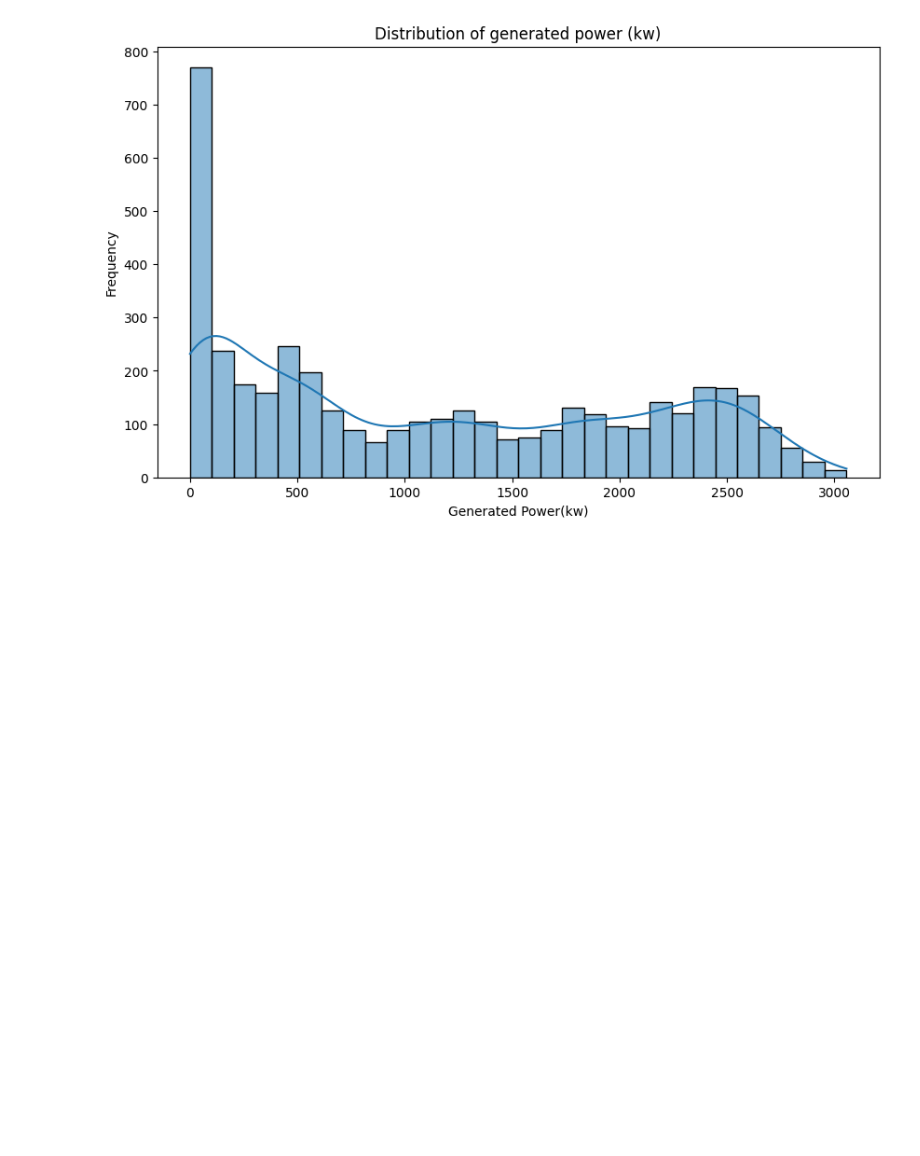
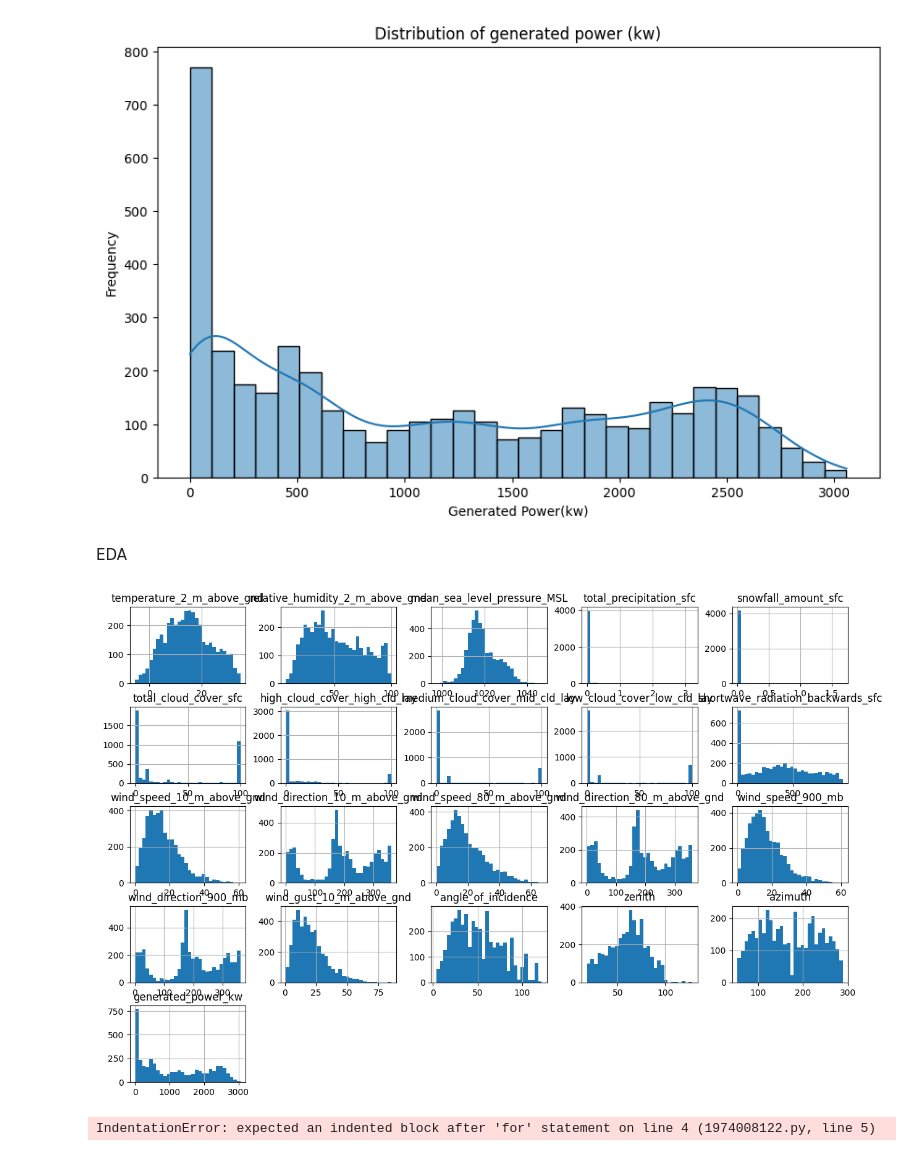
Before and after one commit to Naveen-4545/WEEk1, a Jupyter notebook: solarpowerprediction.ipynb, the cells around one changed output. Saved outputs shown, nothing was run; the diff lists cells and outputs as text; code cells hidden in the pictures; blank space fills up the shorter version.

```diff
--- a/solarpowerprediction.ipynb
+++ b/solarpowerprediction.ipynb
@@ -114,3 +114,24 @@ plt.ylabel('Frequency')
 plt.show()
 # %% [output]
 [figure]
+# %% [markdown]
+EDA
+# %%
+df[df.columns[:21]].hist(bins=30, figsize=(15,10))
+plt.show()
+# %% [output]
+[figure, added]
+# %%
+#bivarfate analysis
+#scatter plot with target feature
+plt.figure(figsize=(15,30))
+for i,column in enumerate(df.columns):
+plt.subplot( 7,3,i+1)
+plt.scatter(df[column],df['generated_power_kw'])
+plt.tile(f'{column} vs Generated power(kw)')
+plt.xlabel(column)
+plt.ylabel('Generated power(kw)')
+plt.tight_layout()
+plt.show()
+# %% [output]
+IndentationError: expected an indented block after 'for' statement on line 4 (1974008122.py, line 5)
```
Also changed, not shown: parts of 3 cells of this notebook.
